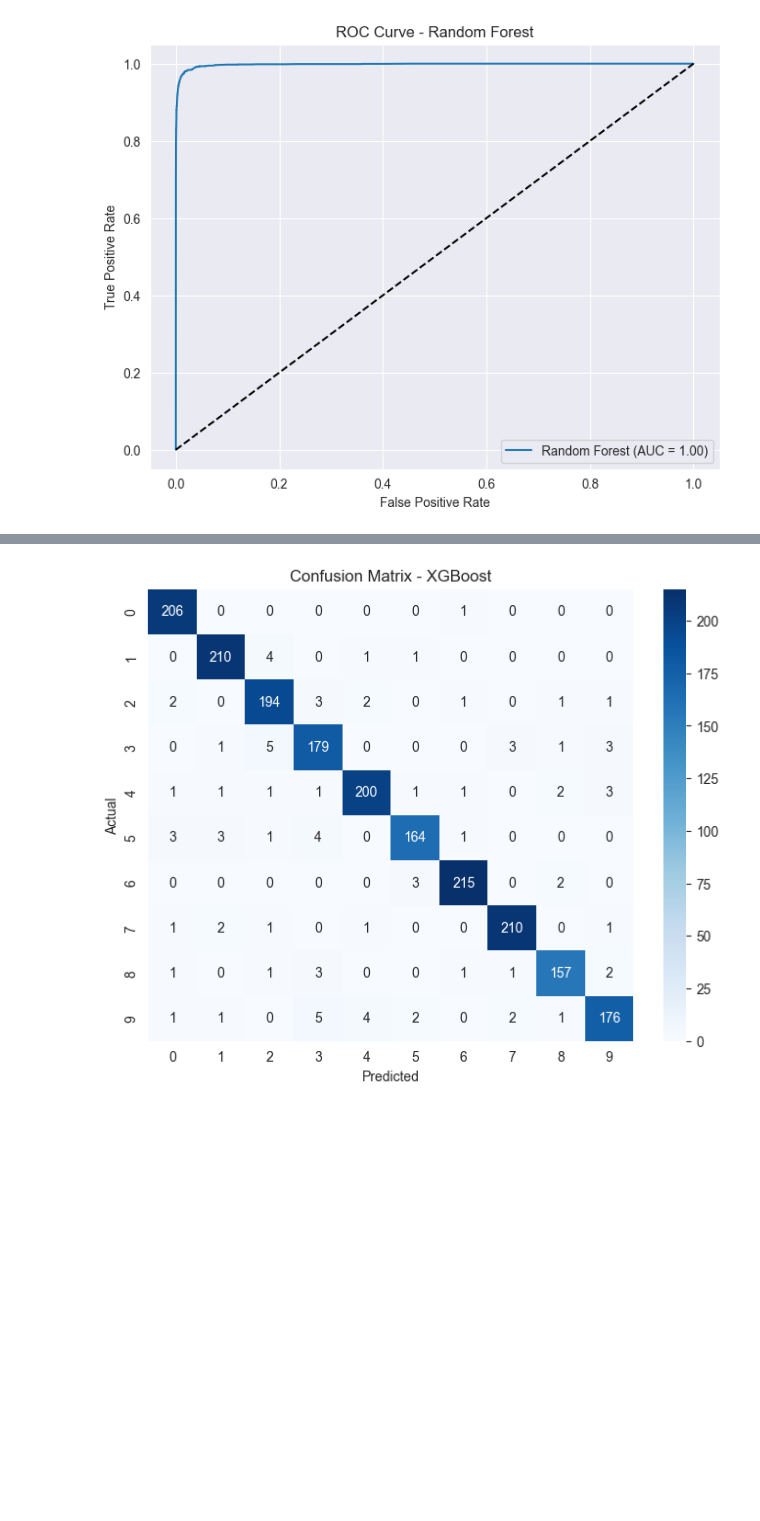
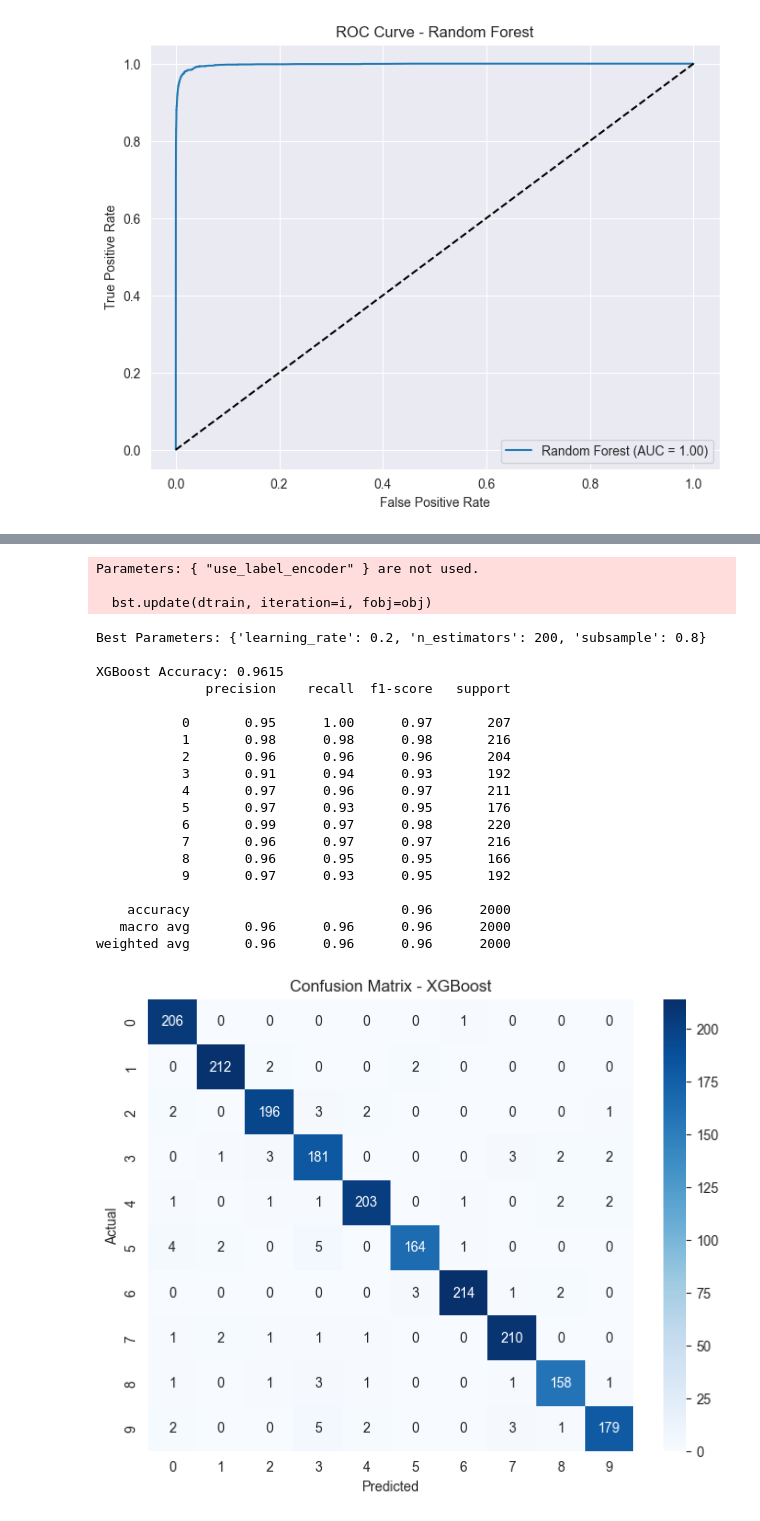
Before and after one commit to BugVayne/sem6, a Jupyter notebook: IAD/lab2/lab.ipynb, the cells around one changed output, grey strips where cells are left out. Saved outputs shown, nothing was run; the diff lists cells and outputs as text; code cells hidden in the pictures; blank space fills up the shorter version.

```diff
--- a/IAD/lab2/lab.ipynb
+++ b/IAD/lab2/lab.ipynb
@@ -147,7 +146,7 @@ weighted avg       0.91      0.91      0.91      2000
 
 # Train and evaluate SVM
 model_name = "SVM"
-model = SVC(kernel='rbf', probability=True, max_iter=15000)
+model = SVC(kernel='poly', shrinking=True)
 
 print(f"\nTraining {model_name}...")
 model.fit(X_train_scaled, y_train)
@@ -194,31 +192,25 @@ weighted avg       0.94      0.94      0.94      2000
 # %%
 
-# Define the parameter grid for Random Forest
 param_grid = {
-    'n_estimators': [100, 200, 300],  # Number of trees in the forest
-    'max_depth': [10, 20, 30, 40],  # Maximum depth of the tree
-    'min_samples_split': [2, 5, 10],   # Minimum number of samples required to split an internal node
-    'min_samples_leaf': [1, 2, 4]      # Minimum number of samples required to be at a leaf node
+    'n_estimators': [100, 200, 300],
+    'max_depth': [10, 20, 30, 40],
+    'min_samples_split': [2, 5, 10],
+    'min_samples_leaf': [1, 2, 4]
 }
 
-# Initialize the Random Forest Classifier
 model_name = "Random Forest"
 model = RandomForestClassifier(random_state=42)
 
-# Initialize GridSearchCV
 grid_search = GridSearchCV(estimator=model, param_grid=param_grid, cv=5, scoring='accuracy', n_jobs=-1)
 
 print(f"\nTraining {model_name} with GridSearchCV...")
 grid_search.fit(X_train_scaled, y_train)
 
-# Best estimator from grid search
 best_model = grid_search.best_estimator_
 
-# Predictions using the best model
 y_pred = best_model.predict(X_test_scaled)
 y_proba = best_model.predict_proba(X_test_scaled) if hasattr(best_model, "predict_proba") else None
 
-# Evaluation
 accuracy = accuracy_score(y_test, y_pred)
 report = classification_report(y_test, y_pred, output_dict=True)
 
@@ -227,14 +219,12 @@ results[model_name] = {
     "precision": report["weighted avg"]["precision"],
     "recall": report["weighted avg"]["recall"],
     "f1_score": report["weighted avg"]["f1-score"],
-    "best_params": grid_search.best_params_
 }
 
 print(f"\n{model_name} Accuracy: {accuracy:.4f}")
 print("Best Parameters:", grid_search.best_params_)
 print(classification_report(y_test, y_pred))
 
-# Plot confusion matrix and ROC curve
 plot_confusion_and_roc(y_test, y_pred, y_proba, model_name)
 # %% [output]
 Training Random Forest with GridSearchCV...
@@ -261,28 +251,44 @@ weighted avg       0.95      0.95      0.95      2000
 [figure]
 # %%
 
-# Train and evaluate XGBoost
-model_name = "XGBoost"
-model = XGBClassifier(eval_metric='mlogloss')
+# Определите параметры для поиска
+param_grid = {
+    'n_estimators': [100, 200],
+    'learning_rate': [0.1, 0.2],
+    'subsample': [0.8, 1.0],
+}
 
-print(f"\nTraining {model_name}...")
-model.fit(X_train_scaled, y_train)
+# Создайте модель XGBoost
+model = XGBClassifier(eval_metric='mlogloss', tree_method='hist', use_label_encoder=False, device='cuda')
 
-y_pred = model.predict(X_test_scaled)
-y_proba = model.predict_proba(X_test_scaled) if hasattr(model, "predict_proba") else None
+# Создайте объект GridSearchCV
+grid_search = GridSearchCV(estimator=model, param_grid=param_grid,
+                           scoring='accuracy', cv=3, verbose=1, n_jobs=-1)
+
+print("\nTraining XGBoost with GridSearchCV...")
+grid_search.fit(X_train_scaled, y_train)
+
+# Получите лучшие параметры и модель
+best_model = grid_search.best_estimator_
+best_params = grid_search.best_params_
+
+# Прогнозирование и оценка модели
+y_pred = best_model.predict(X_test_scaled)
+y_proba = best_model.predict_proba(X_test_scaled) if hasattr(best_model, "predict_proba") else None
 
 accuracy = accuracy_score(y_test, y_pred)
 report = classification_report(y_test, y_pred, output_dict=True)
 
-results[model_name] = {
+results["XGBoost"] = {
     "accuracy": accuracy,
     "precision": report["weighted avg"]["precision"],
     "recall": report["weighted avg"]["recall"],
     "f1_score": report["weighted avg"]["f1-score"]
 }
 
-print(f"\n{model_name} Accuracy: {accuracy:.4f}")
+print(f"\nBest Parameters: {best_params}")
+print(f"\nXGBoost Accuracy: {accuracy:.4f}")
 print(classification_report(y_test, y_pred))
 
-plot_confusion_and_roc(y_test, y_pred, y_proba, model_name)
+plot_confusion_and_roc(y_test, y_pred, y_proba, "XGBoost")
 # %% [output]
@@ -308,4 +297,26 @@ weighted avg       0.96      0.96      0.96      2000
+Parameters: { "use_label_encoder" } are not used.
+
+  bst.update(dtrain, iteration=i, fobj=obj)
+Best Parameters: {'learning_rate': 0.2, 'n_estimators': 200, 'subsample': 0.8}
+
+XGBoost Accuracy: 0.9615
+              precision    recall  f1-score   support
+
+           0       0.95      1.00      0.97       207
+           1       0.98      0.98      0.98       216
+           2       0.96      0.96      0.96       204
+           3       0.91      0.94      0.93       192
+           4       0.97      0.96      0.97       211
+           5       0.97      0.93      0.95       176
+           6       0.99      0.97      0.98       220
+           7       0.96      0.97      0.97       216
+           8       0.96      0.95      0.95       166
+           9       0.97      0.93      0.95       192
+
+    accuracy                           0.96      2000
+   macro avg       0.96      0.96      0.96      2000
+weighted avg       0.96      0.96      0.96      2000
-[figure, old version]
+[figure, new version]
 [figure]
 # %%
 
```
Also changed, not shown: parts of 5 cells of this notebook, 1 other file.
